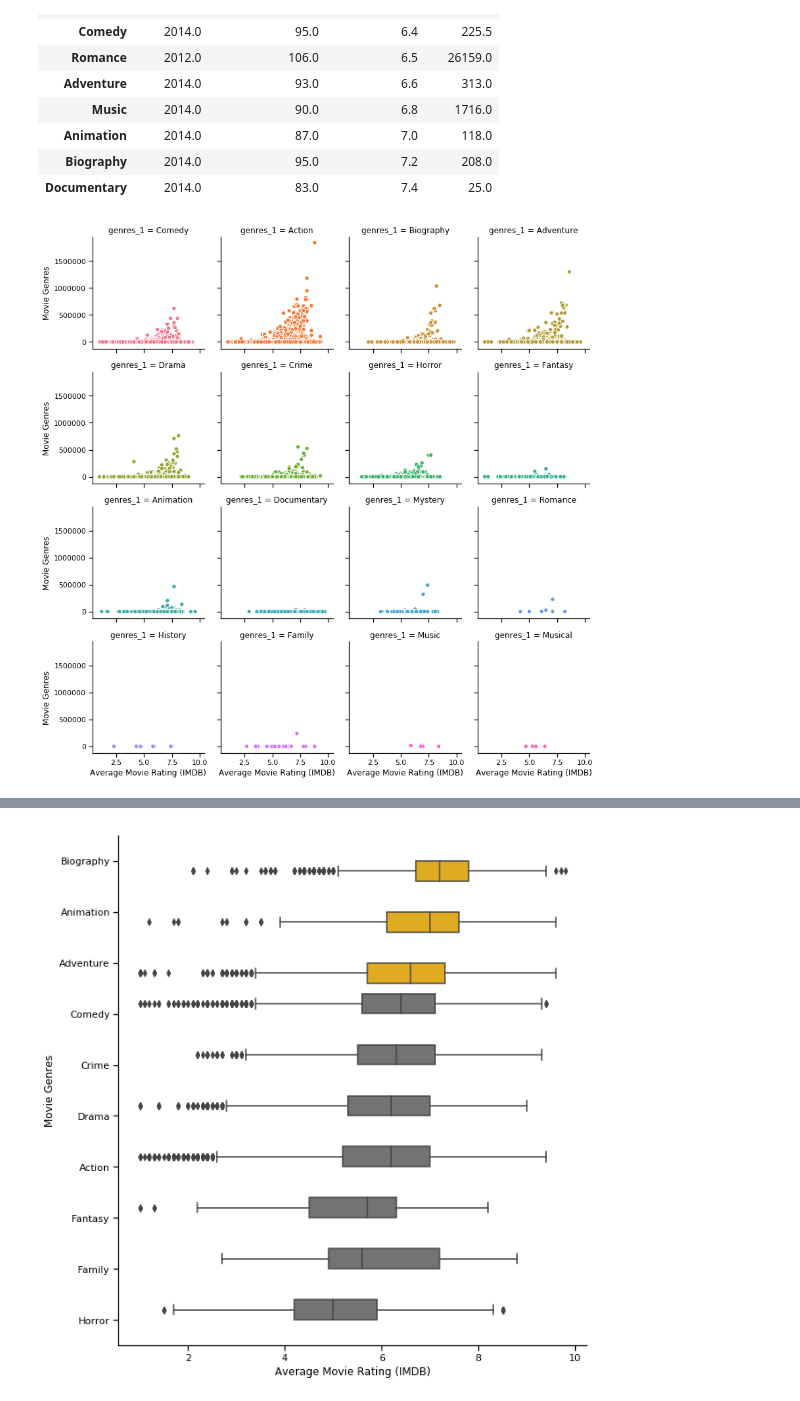
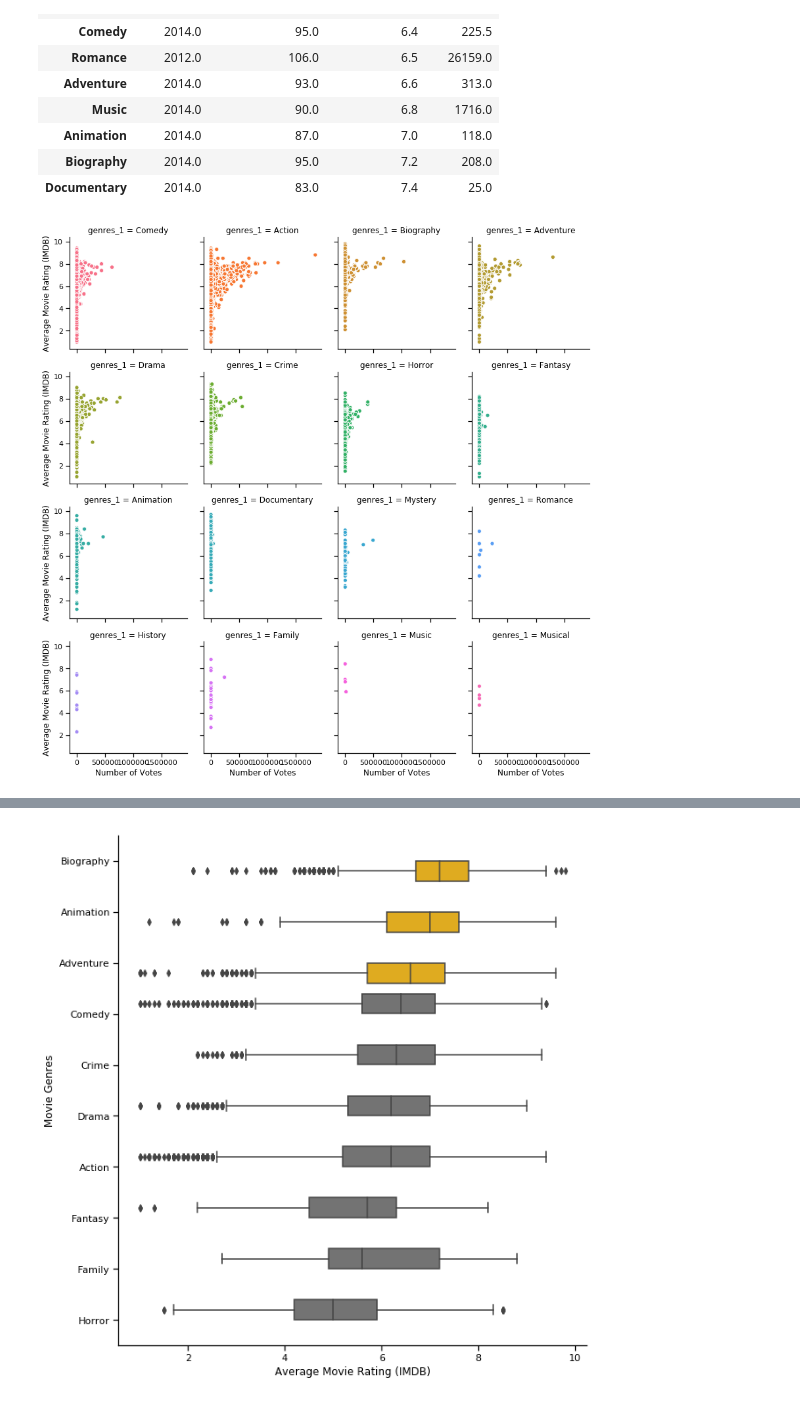
Before and after one commit to mishaberrien/Movie-Performance-Analysis, a Jupyter notebook: movies-eda-mlb.ipynb, the cells around one changed output, grey strips where cells are left out. Saved outputs shown, nothing was run; the diff lists cells and outputs as text; code cells hidden in the pictures.

```diff
--- a/movies-eda-mlb.ipynb
+++ b/movies-eda-mlb.ipynb
@@ -240,29 +240,32 @@ imdb_title_ratings.groupby('genres_1').median().sort_values('averagerating')
 | Documentary | 2014.0 | 83.0 | 7.4 | 25.0 |
 # %%
 sns.set_context('notebook')
-g2 = sns.relplot(x='averagerating',
-            y='numvotes',
+g2 = sns.relplot(y='averagerating',
+            x='numvotes',
             kind='scatter',
             hue='genres_1',
             col='genres_1',
             col_wrap=4,
             height=3,
            data=imdb_title_ratings,
            legend=None)
 
 axes2 = g2.axes.flatten()
 
 # axes2[0].set_title("Internal")
 # axes2[1].set_title("Internal")
 # axes2[6].set_title("Internal")
 
 for ax2 in axes2:
-    ax2.set_ylabel("Movie Genres")
+    ax2.set_ylabel("Average Movie Rating (IMDB)")
 
 for ax1 in axes2:
-    ax1.set_xlabel("Average Movie Rating (IMDB)")
+    ax1.set_xlabel("Number of Votes")
+
+
+# g2.savefig('/Users/markishab/Downloads/fig_genres_pop.png')
 # %% [output]
-[figure, old version]
+[figure, new version]
 # %%
 # choose non-trivial catagories from preceeding visualization
 imdb_genre_set = imdb_title_ratings.loc[(imdb_title_ratings['genres_1']!='Documentary') &
```
Also changed, not shown: parts of 2 cells of this notebook.
